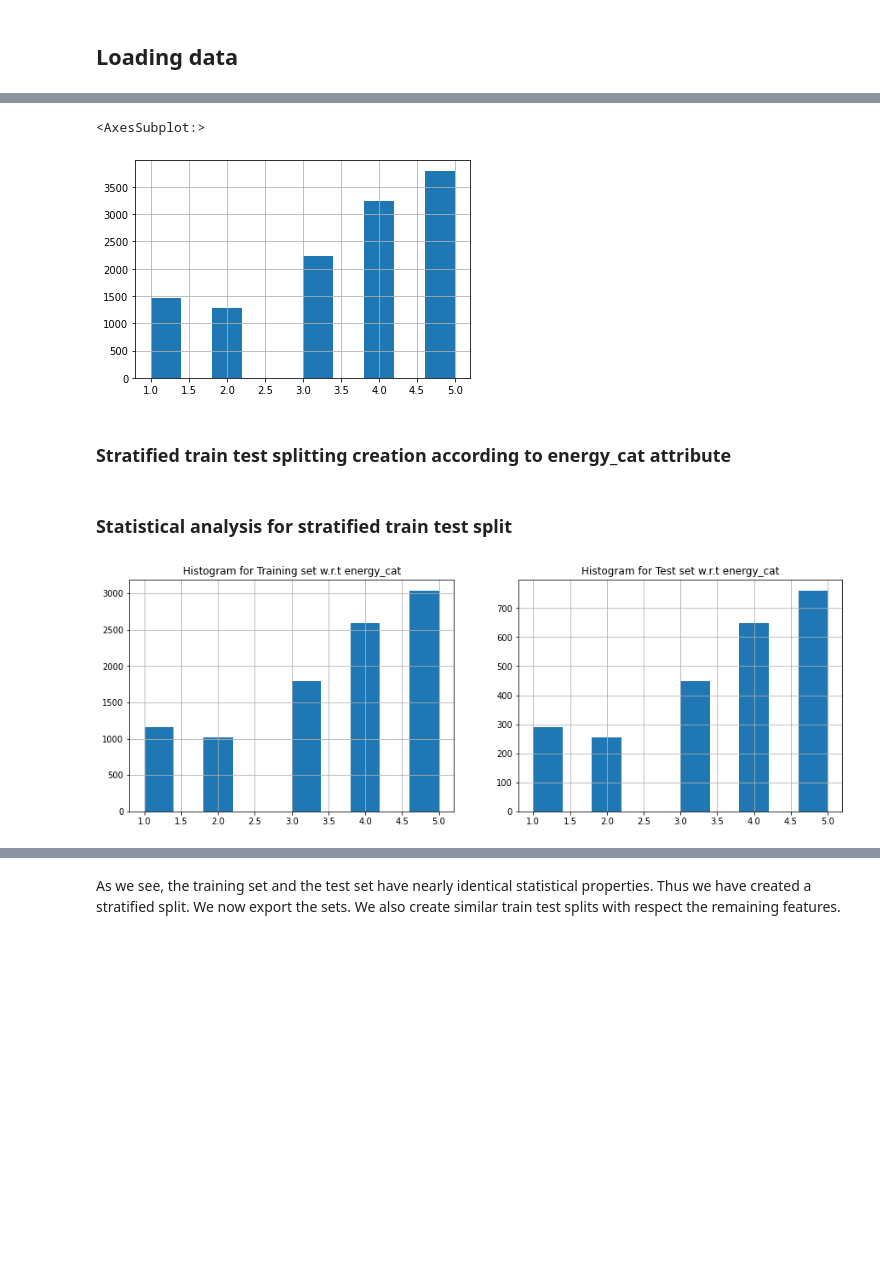
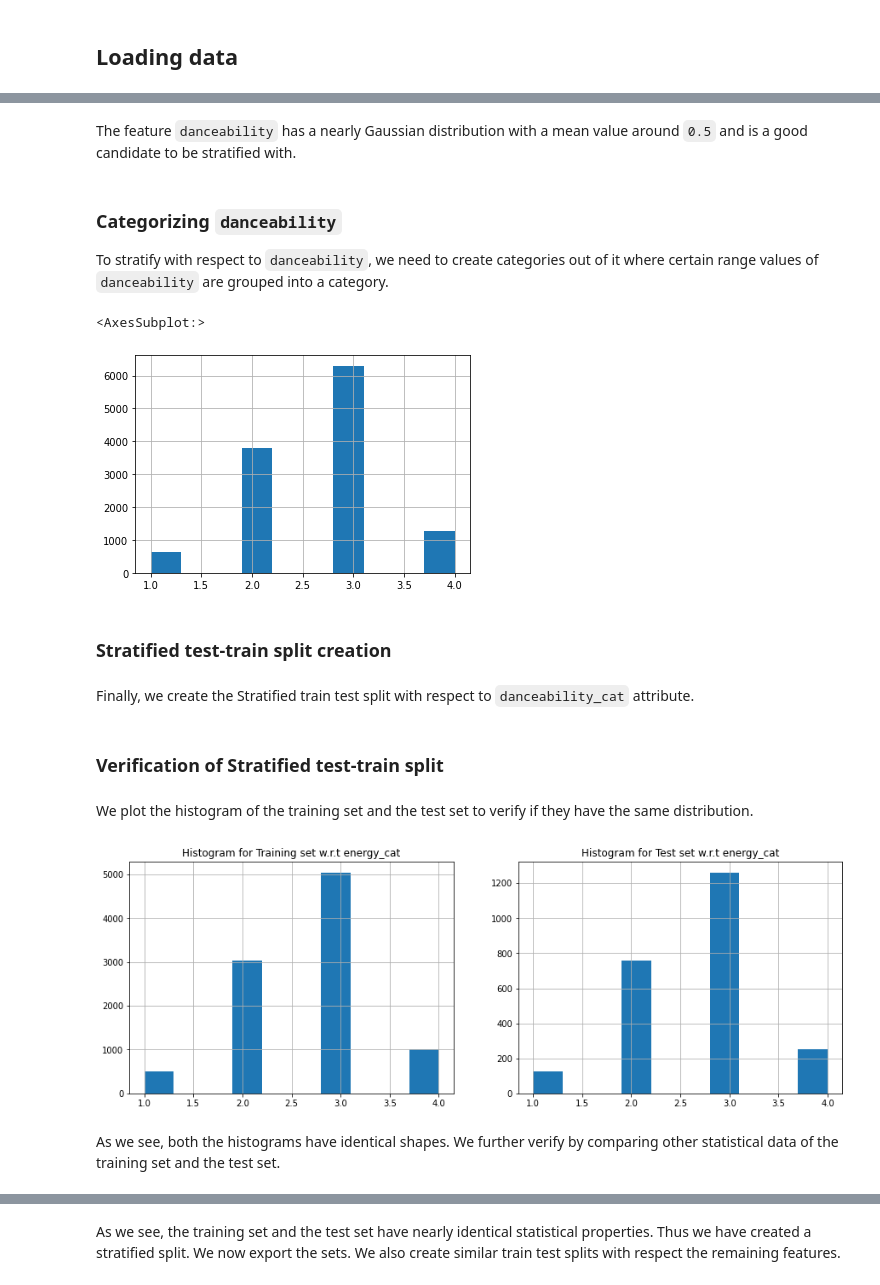
Before and after one commit to aabdull1/Music-genre-classification---ML, a Jupyter notebook: 4_train_test_split.ipynb, the cells around one changed output, grey strips where cells are left out. Drawn from its saved outputs; the diff is of its cells as text; code cells hidden in the pictures; blank space fills up the shorter version.

Commit message:
Created test train split based on danceability

```diff
--- a/4_train_test_split.ipynb
+++ b/4_train_test_split.ipynb
@@ -51,9 +32,0 @@ Most 'energy' values are in 0 and between 0.3 to 1
-# %%
-# Plotting the box plot of 'energy' column of dataset df
-
-import matplotlib.pyplot as plt
-import numpy as np
-
-fig = plt.figure(figsize =(10, 7))
-plt.boxplot(df['energy'])
-plt.show()
@@ -64,27 +41,32 @@ plt.show()
+# %% [markdown]
+The feature `danceability` has a nearly Gaussian distribution with a mean value around `0.5` and is a good candidate to be stratified with.
+# %% [markdown]
+### Categorizing `danceability`
+
+To stratify with respect to `danceability`, we need to create categories out of it where certain range values of `danceability` are grouped into a category.
 # %%
-# From histogram, energy is clustered between 0.2 to 1
-# Creating energy category attributes with 5 category
-
-df["energy_cat"] = pd.cut(
-    df["energy"],
-    bins=[0, 0.2, 0.4, 0.6, 0.8, np.inf],
-    labels=[1, 2, 3, 4, 5]
+df["danceability_cat"] = pd.cut(
+    df["danceability"],
+    bins=[0, 0.25, 0.5, 0.75, np.inf],
+    labels=[1, 2, 3, 4]
 )
+df["danceability_cat"].hist()
+# %% [output]
+<AxesSubplot:>
+[figure, added]
-# %%
-# Plotting histogram of energy category attribute
-df["energy_cat"].hist()
-# %% [output]
-<AxesSubplot:>
-[figure, removed]
 # %% [markdown]
-### Stratified train test splitting creation according to energy_cat attribute
+### Stratified test-train split creation
+# %% [markdown]
+Finally, we create the Stratified train test split with respect to `danceability_cat` attribute.
 # %%
-split_energy_cat = StratifiedShuffleSplit(n_splits=1, test_size=0.2, random_state=43)
-for train_index, test_index in split.split(df, df["energy_cat"]):
-    strat_energy_cat_train = df.loc[train_index]
-    strat_energy_cat_test = df.loc[test_index]
+split = StratifiedShuffleSplit(n_splits=1, test_size=0.2, random_state=43)
+for train_index, test_index in split.split(df, df["danceability_cat"]):
+    strat_train = df.loc[train_index]
+    strat_test = df.loc[test_index]
-# %% [markdown]
-### Statistical analysis for stratified train test split
+# %% [markdown]
+### Verification of Stratified test-train split
+# %% [markdown]
+We plot the histogram of the training set and the test set to verify if they have the same distribution.
 # %%
 def strat_plot(x, y, tx, ty):
     fig, ax = plt.subplots(1,2, figsize=(15,5))
@@ -96,13 +78,15 @@ def strat_plot(x, y, tx, ty):
     ax[1].set_title(ty);
 # %%
 strat_plot(
-    strat_energy_cat_train['energy_cat'],
-    strat_energy_cat_test['energy_cat'],
+    strat_train['danceability_cat'],
+    strat_test['danceability_cat'],
     "Histogram for Training set w.r.t energy_cat",
     "Histogram for Test set w.r.t energy_cat"
 )
 # %% [output]
-[figure, old version]
+[figure, new version]
+# %% [markdown]
+As we see, both the histograms have identical shapes. We further verify by comparing other statistical data of the training set and the test set.
 # %%
 def strat_join(x, y):
     return pd.concat(
```
Also changed, not shown: parts of 61 cells of this notebook.
